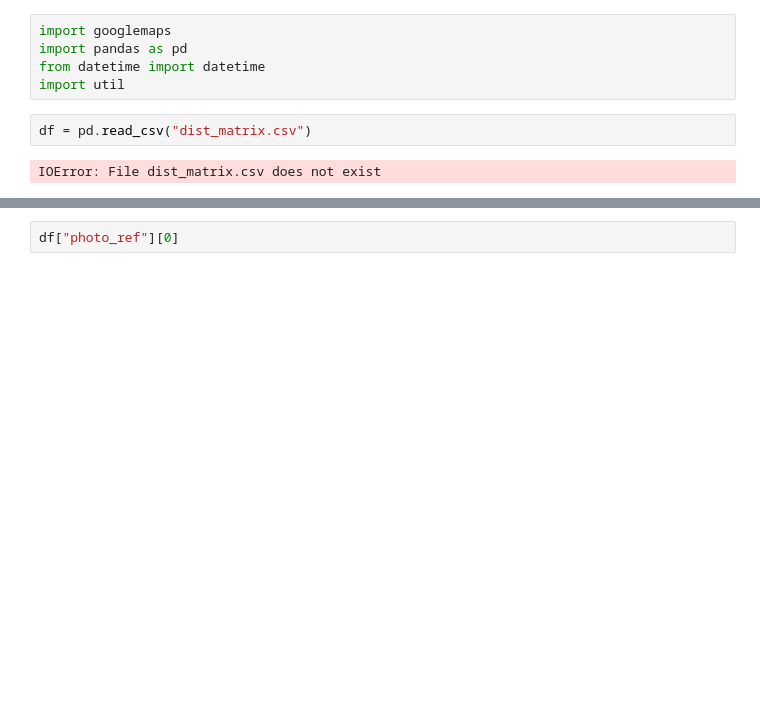
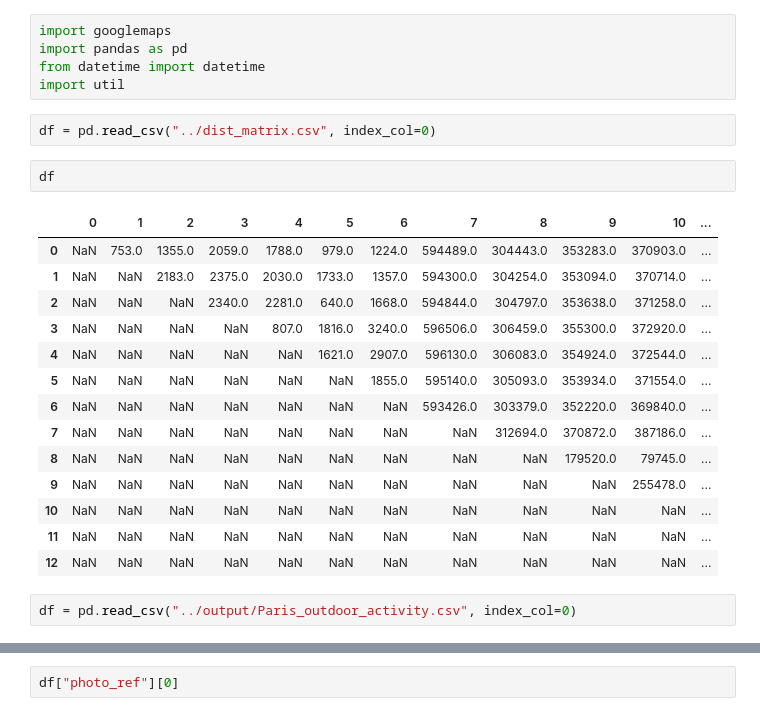
Before and after one commit to aliciawyy/tripplanner, a Jupyter notebook: pybooking/test_maps.ipynb, the cells around one changed output, grey strips where cells are left out. Cells and saved outputs as stored; diff of their text form; blank space fills up the shorter version.

```diff
--- a/pybooking/test_maps.ipynb
+++ b/pybooking/test_maps.ipynb
@@ -4,6 +4,23 @@ import pandas as pd
 from datetime import datetime
 import util
 # %%
-df = pd.read_csv("dist_matrix.csv")
+df = pd.read_csv("../dist_matrix.csv", index_col=0)
-# %% [output]
-IOError: File dist_matrix.csv does not exist
+# %%
+df
+# %% [output]
+|  | 0 | 1 | 2 | 3 | 4 | 5 | 6 | 7 | 8 | 9 | 10 | ... |
+| 0 | NaN | 753.0 | 1355.0 | 2059.0 | 1788.0 | 979.0 | 1224.0 | 594489.0 | 304443.0 | 353283.0 | 370903.0 | ... |
+| 1 | NaN | NaN | 2183.0 | 2375.0 | 2030.0 | 1733.0 | 1357.0 | 594300.0 | 304254.0 | 353094.0 | 370714.0 | ... |
+| 2 | NaN | NaN | NaN | 2340.0 | 2281.0 | 640.0 | 1668.0 | 594844.0 | 304797.0 | 353638.0 | 371258.0 | ... |
+| 3 | NaN | NaN | NaN | NaN | 807.0 | 1816.0 | 3240.0 | 596506.0 | 306459.0 | 355300.0 | 372920.0 | ... |
+| 4 | NaN | NaN | NaN | NaN | NaN | 1621.0 | 2907.0 | 596130.0 | 306083.0 | 354924.0 | 372544.0 | ... |
+| 5 | NaN | NaN | NaN | NaN | NaN | NaN | 1855.0 | 595140.0 | 305093.0 | 353934.0 | 371554.0 | ... |
+| 6 | NaN | NaN | NaN | NaN | NaN | NaN | NaN | 593426.0 | 303379.0 | 352220.0 | 369840.0 | ... |
+| 7 | NaN | NaN | NaN | NaN | NaN | NaN | NaN | NaN | 312694.0 | 370872.0 | 387186.0 | ... |
+| 8 | NaN | NaN | NaN | NaN | NaN | NaN | NaN | NaN | NaN | 179520.0 | 79745.0 | ... |
+| 9 | NaN | NaN | NaN | NaN | NaN | NaN | NaN | NaN | NaN | NaN | 255478.0 | ... |
+| 10 | NaN | NaN | NaN | NaN | NaN | NaN | NaN | NaN | NaN | NaN | NaN | ... |
+| 11 | NaN | NaN | NaN | NaN | NaN | NaN | NaN | NaN | NaN | NaN | NaN | ... |
+| 12 | NaN | NaN | NaN | NaN | NaN | NaN | NaN | NaN | NaN | NaN | NaN | ... |
+# %%
+df = pd.read_csv("../output/Paris_outdoor_activity.csv", index_col=0)
```
Also changed, not shown: parts of 1 cell of this notebook, 5 other files.
